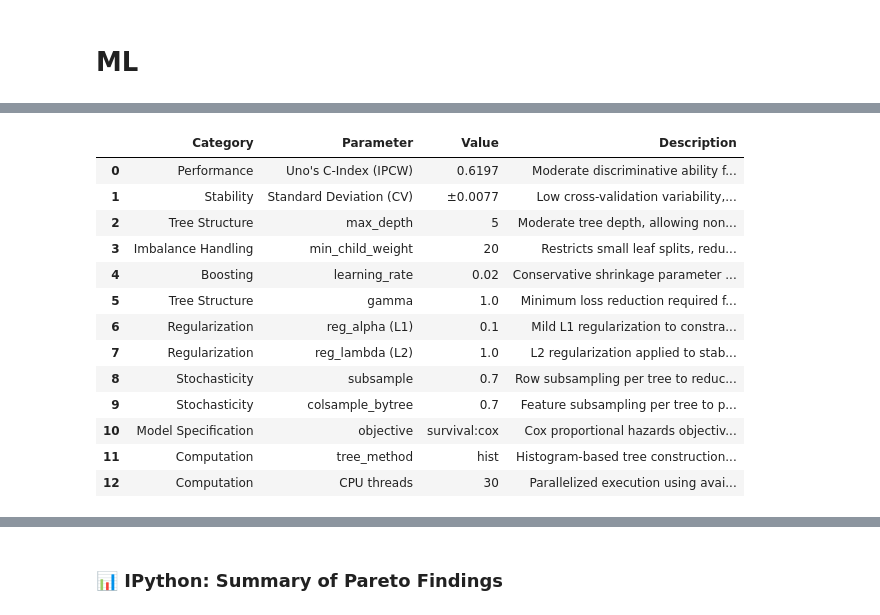
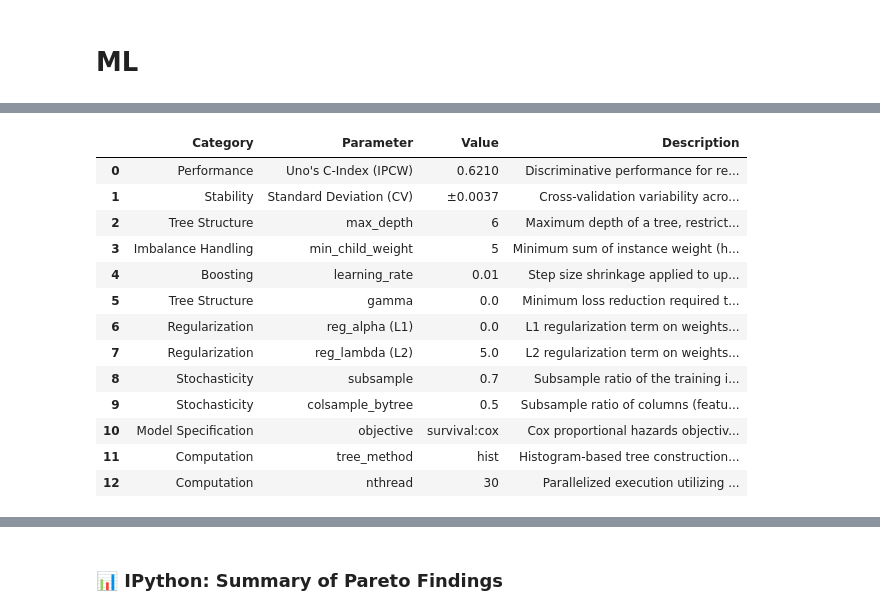
Before and after one commit to FONDECYTACC/cons2025, a Jupyter notebook: XGboost_readm_hyp_tun_feb26.ipynb, the cells around one changed output, grey strips where cells are left out. Cells and saved outputs as stored; diff of their text form; code cells hidden in the pictures.

```diff
--- a/XGboost_readm_hyp_tun_feb26.ipynb
+++ b/XGboost_readm_hyp_tun_feb26.ipynb
@@ -666,68 +1340,68 @@ display(HTML(scroll_box))
 | 28 | 0.6 | 5.0 | 5.0 | 20 | 3 | 0.005 | 0.5 | ... |
 # %%
-#@title 🏆 Optimal XGBoost Configuration (Readmission – Reviewer-Proof Version)
+#@title Optimal XGBoost Configuration (Readmission – Reviewer-Proof Version)
 import pandas as pd
 from IPython.display import display
 
 data = [
-    {"Category": "Performance", "Parameter": "Uno's C-Index (IPCW)", "Value": "0.6197",
-     "Description": "Moderate discriminative ability for readmission prediction under right-censoring (5-fold stratified CV)."},
+    {"Category": "Performance", "Parameter": "Uno's C-Index (IPCW)", "Value": "0.6210",
+     "Description": "Discriminative performance for readmission prediction under right-censoring (5-fold stratified CV)."},
 
-    {"Category": "Stability", "Parameter": "Standard Deviation (CV)", "Value": "±0.0077",
-     "Description": "Low cross-validation variability, indicating consistent performance across folds."},
+    {"Category": "Stability", "Parameter": "Standard Deviation (CV)", "Value": "±0.0037",
+     "Description": "Cross-validation variability across the 5 folds."},
 
-    {"Category": "Tree Structure", "Parameter": "max_depth", "Value": 5,
-     "Description": "Moderate tree depth, allowing nonlinear interactions while controlling model complexity."},
+    {"Category": "Tree Structure", "Parameter": "max_depth", "Value": 6,
+     "Description": "Maximum depth of a tree, restricting the order of feature interactions."},
 
-    {"Category": "Imbalance Handling", "Parameter": "min_child_weight", "Value": 20,
-     "Description": "Restricts small leaf splits, reducing sensitivity to sparse event patterns."},
+    {"Category": "Imbalance Handling", "Parameter": "min_child_weight", "Value": 5,
+     "Description": "Minimum sum of instance weight (hessian) needed in a child node."},
 
-    {"Category": "Boosting", "Parameter": "learning_rate", "Value": 0.02,
-     "Description": "Conservative shrinkage parameter supporting gradual optimization."},
+    {"Category": "Boosting", "Parameter": "learning_rate", "Value": 0.01,
+     "Description": "Step size shrinkage applied to updates to prevent overfitting."},
 
-    {"Category": "Tree Structure", "Parameter": "gamma", "Value": 1.0,
-     "Description": "Minimum loss reduction required for splits, limiting weak partitioning."},
+    {"Category": "Tree Structure", "Parameter": "gamma", "Value": 0.0,
+     "Description": "Minimum loss reduction required to make a further partition on a leaf node of the tree."},
 
-    {"Category": "Regularization", "Parameter": "reg_alpha (L1)", "Value": 0.1,
-     "Description": "Mild L1 regularization to constrain leaf weights and reduce variance."},
+    {"Category": "Regularization", "Parameter": "reg_alpha (L1)", "Value": 0.0,
+     "Description": "L1 regularization term on weights (no L1 penalty applied in this configuration)."},
 
-    {"Category": "Regularization", "Parameter": "reg_lambda (L2)", "Value": 1.0,
-     "Description": "L2 regularization applied to stabilize model estimates."},
+    {"Category": "Regularization", "Parameter": "reg_lambda (L2)", "Value": 5.0,
+     "Description": "L2 regularization term on weights, penalizing large coefficients to stabilize estimates."},
 
     {"Category": "Stochasticity", "Parameter": "subsample", "Value": 0.7,
-     "Description": "Row subsampling per tree to reduce variance and improve robustness."},
+     "Description": "Subsample ratio of the training instances used to grow trees."},
 
-    {"Category": "Stochasticity", "Parameter": "colsample_bytree", "Value": 0.7,
-     "Description": "Feature subsampling per tree to promote diversity among trees."},
+    {"Category": "Stochasticity", "Parameter": "colsample_bytree", "Value": 0.5,
+     "Description": "Subsample ratio of columns (features) evaluated when constructing each tree."},
 
     {"Category": "Model Specification", "Parameter": "objective", "Value": "survival:cox",
-     "Description": "Cox proportional hazards objective for right-censored time-to-event data."},
+     "Description": "Cox proportional hazards objective function for right-censored time-to-event data."},
 
     {"Category": "Computation", "Parameter": "tree_method", "Value": "hist",
-     "Description": "Histogram-based tree construction for computational efficiency in large datasets."},
+     "Description": "Histogram-based tree construction for computational efficiency."},
 
-    {"Category": "Computation", "Parameter": "CPU threads", "Value": 30,
-     "Description": "Parallelized execution using available CPU cores (system reserve applied)."}
+    {"Category": "Computation", "Parameter": "nthread", "Value": 30,
+     "Description": "Parallelized execution utilizing available CPU cores."}
 ]
 
 pd.set_option('display.max_colwidth', None)
 df_optimal_config = pd.DataFrame(data)
 display(df_optimal_config)
 # %% [output]
 |  | Category | Parameter | Value | Description |
-| 0 | Performance | Uno's C-Index (IPCW) | 0.6197 | Moderate discriminative ability f... |
-| 1 | Stability | Standard Deviation (CV) | ±0.0077 | Low cross-validation variability,... |
-| 2 | Tree Structure | max_depth | 5 | Moderate tree depth, allowing non... |
-| 3 | Imbalance Handling | min_child_weight | 20 | Restricts small leaf splits, redu... |
-| 4 | Boosting | learning_rate | 0.02 | Conservative shrinkage parameter ... |
-| 5 | Tree Structure | gamma | 1.0 | Minimum loss reduction required f... |
-| 6 | Regularization | reg_alpha (L1) | 0.1 | Mild L1 regularization to constra... |
-| 7 | Regularization | reg_lambda (L2) | 1.0 | L2 regularization applied to stab... |
-| 8 | Stochasticity | subsample | 0.7 | Row subsampling per tree to reduc... |
-| 9 | Stochasticity | colsample_bytree | 0.7 | Feature subsampling per tree to p... |
+| 0 | Performance | Uno's C-Index (IPCW) | 0.6210 | Discriminative performance for re... |
+| 1 | Stability | Standard Deviation (CV) | ±0.0037 | Cross-validation variability acro... |
+| 2 | Tree Structure | max_depth | 6 | Maximum depth of a tree, restrict... |
+| 3 | Imbalance Handling | min_child_weight | 5 | Minimum sum of instance weight (h... |
+| 4 | Boosting | learning_rate | 0.01 | Step size shrinkage applied to up... |
+| 5 | Tree Structure | gamma | 0.0 | Minimum loss reduction required t... |
+| 6 | Regularization | reg_alpha (L1) | 0.0 | L1 regularization term on weights... |
+| 7 | Regularization | reg_lambda (L2) | 5.0 | L2 regularization term on weights... |
+| 8 | Stochasticity | subsample | 0.7 | Subsample ratio of the training i... |
+| 9 | Stochasticity | colsample_bytree | 0.5 | Subsample ratio of columns (featu... |
 | 10 | Model Specification | objective | survival:cox | Cox proportional hazards objectiv... |
 | 11 | Computation | tree_method | hist | Histogram-based tree construction... |
-| 12 | Computation | CPU threads | 30 | Parallelized execution using avai... |
+| 12 | Computation | nthread | 30 | Parallelized execution utilizing ... |
 # %% [markdown]
 ## Optuna
 
```
Also changed, not shown: parts of 67 cells of this notebook, 4 other files.
